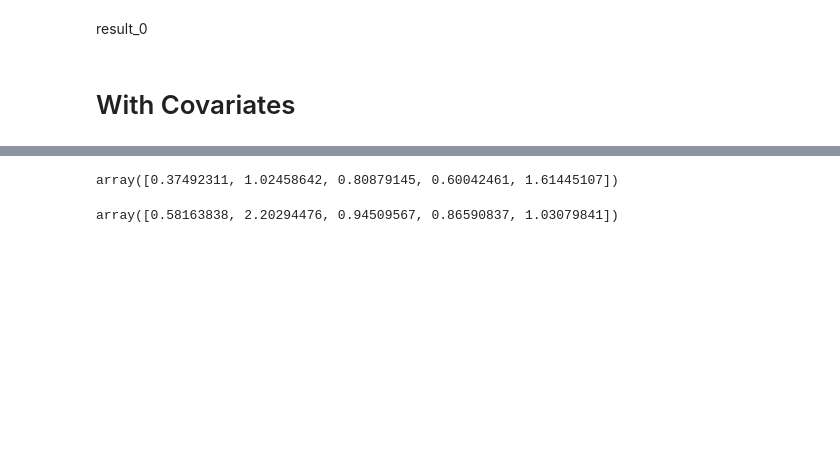
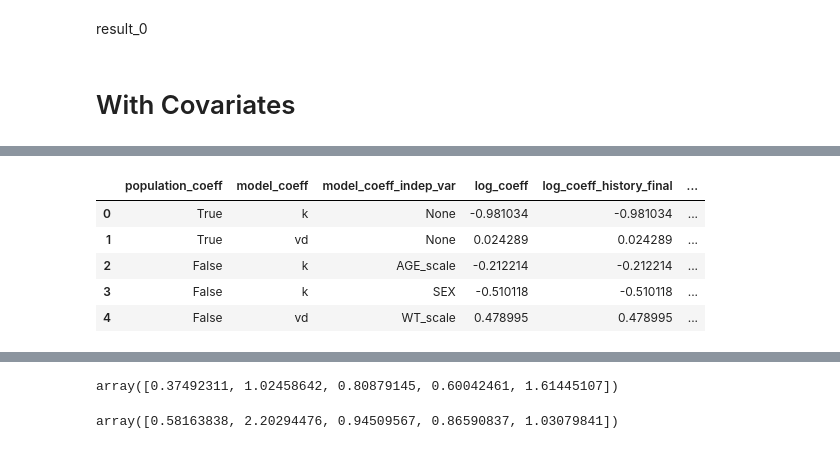
Before and after one commit to kelleyjbrady/NiceODE, a Jupyter notebook: t_0atDV_max_ode_solver.ipynb, the cells around one changed output, grey strips where cells are left out. Saved outputs shown, nothing was run; the diff lists cells and outputs as text; code cells hidden in the pictures; blank space fills up the shorter version.

Commit message:
Working scikit style one compartment model.

```diff
--- a/t_0atDV_max_ode_solver.ipynb
+++ b/t_0atDV_max_ode_solver.ipynb
@@ -160,0 +135,9 @@ no log
+# %%
+from utils import OneCompartmentModel
+
+mod = OneCompartmentModel(dep_vars= {'k':[ ObjectiveFunctionColumn('AGE_scale'),
+                                                ObjectiveFunctionColumn('SEX')],
+                                           'vd':[ObjectiveFunctionColumn('WT_scale',
+                                                                         model_method='allometric',
+                                                                         allometric_norm_value=wt_scaler.transform([[70]])[0][0]
+                                                                         )]})
@@ -160,0 +156,2 @@ no log
+# %%
+res = mod.fit(scale_df)
@@ -160,0 +168,9 @@ no log
+# %%
+mod.fit_result_summary_
+# %% [output]
+|  | population_coeff | model_coeff | model_coeff_indep_var | log_coeff | log_coeff_history_final | ... |
+| 0 | True | k | None | -0.981034 | -0.981034 | ... |
+| 1 | True | vd | None | 0.024289 | 0.024289 | ... |
+| 2 | False | k | AGE_scale | -0.212214 | -0.212214 | ... |
+| 3 | False | k | SEX | -0.510118 | -0.510118 | ... |
+| 4 | False | vd | WT_scale | 0.478995 | 0.478995 | ... |
```
Also changed, not shown: parts of 10 cells of this notebook, 2 other files.
